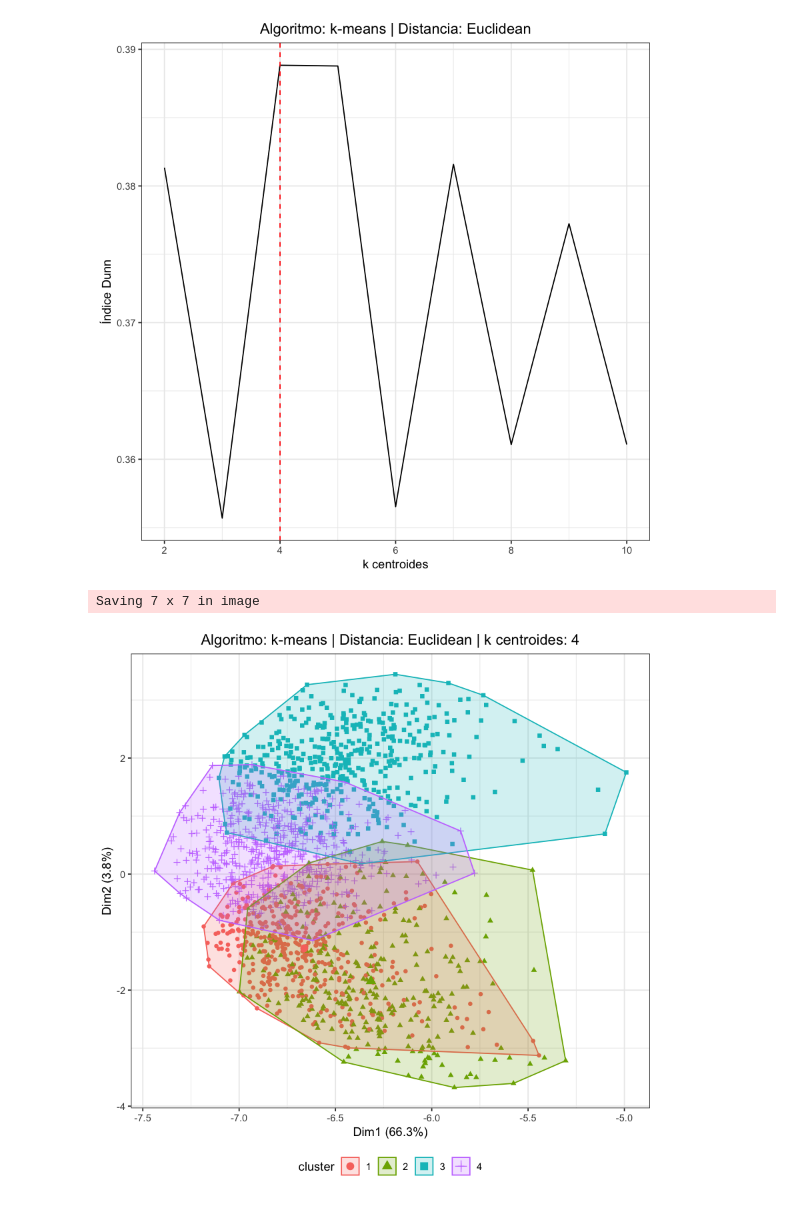
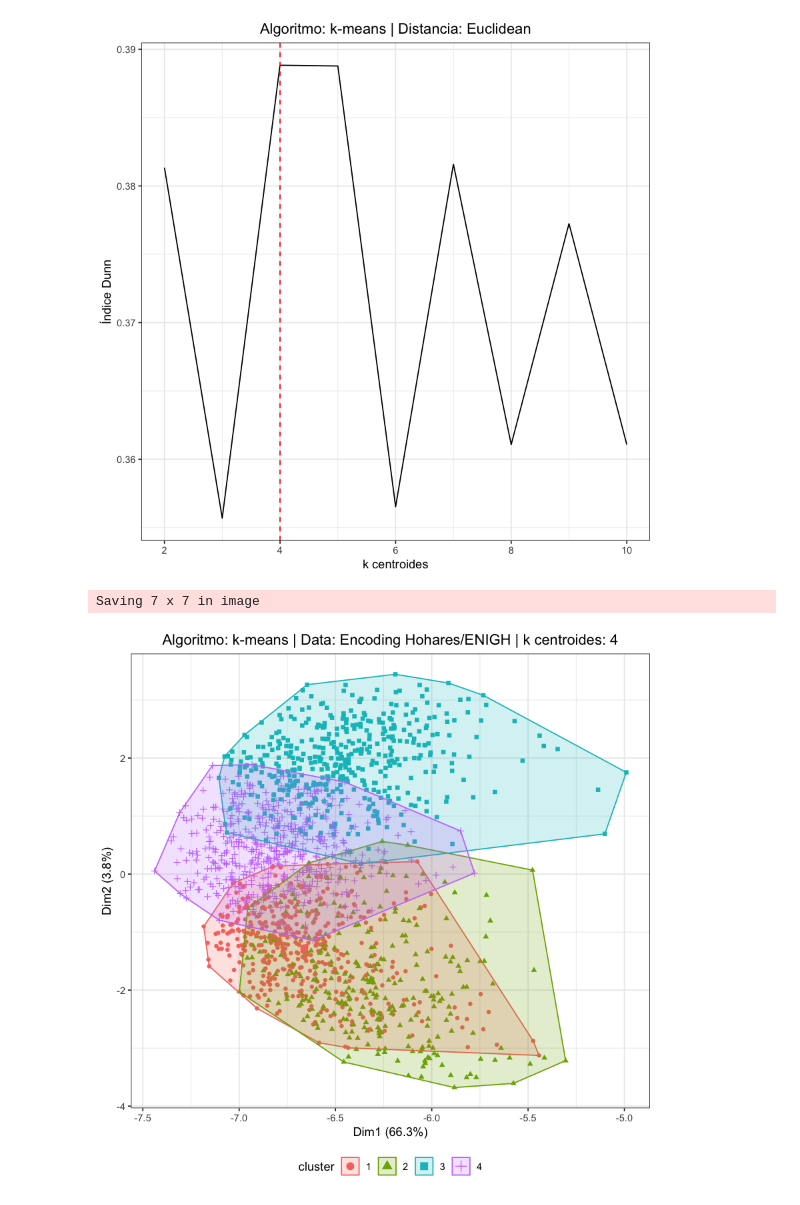
Before and after one commit to JacoboGGLeon/final, a Jupyter notebook: processing/inegi/municipio/enigh/HOGAR/encoding_kmeans.ipynb, the cells around one changed output. Drawn from its saved outputs; the diff is of its cells as text; code cells hidden in the pictures.

```diff
--- a/processing/inegi/municipio/enigh/HOGAR/encoding_kmeans.ipynb
+++ b/processing/inegi/municipio/enigh/HOGAR/encoding_kmeans.ipynb
@@ -71,20 +89,20 @@ kmeans <- stats::kmeans(x = data,
 # %%
 plot_kmeans <- factoextra::fviz_cluster(object = kmeans,
                                         data = data,
                                         stand = F,
                                         geom =  'point',
                                         ellipse.type = 'convex',
                                         ellipse = T,
-                                        main = paste('Algoritmo: k-means | Distancia: Euclidean | k centroides:', range_k[which.max(dunn_kmeans)]),
+                                        main = paste('Algoritmo: k-means | Data: Encoding Hohares/ENIGH | k centroides:', range_k[which.max(dunn_kmeans)]),
                                         outlier.color = 'black',
                                         show.clust.cent = T)
 
 plot_kmeans +
 theme_bw() +
 theme(legend.position = 'bottom') +
 theme(plot.title = element_text(hjust = 0.5)) +
 ggsave(filename = "../../../../../../images/enigh/HOGARES/kmeans_euclidean_one_hot.png",
        dpi = 300)
 # %% [output]
 Saving 7 x 7 in image
-[figure, old version]
+[figure, new version]
```
Also changed, not shown: parts of 4 cells of this notebook, 16 other files.
